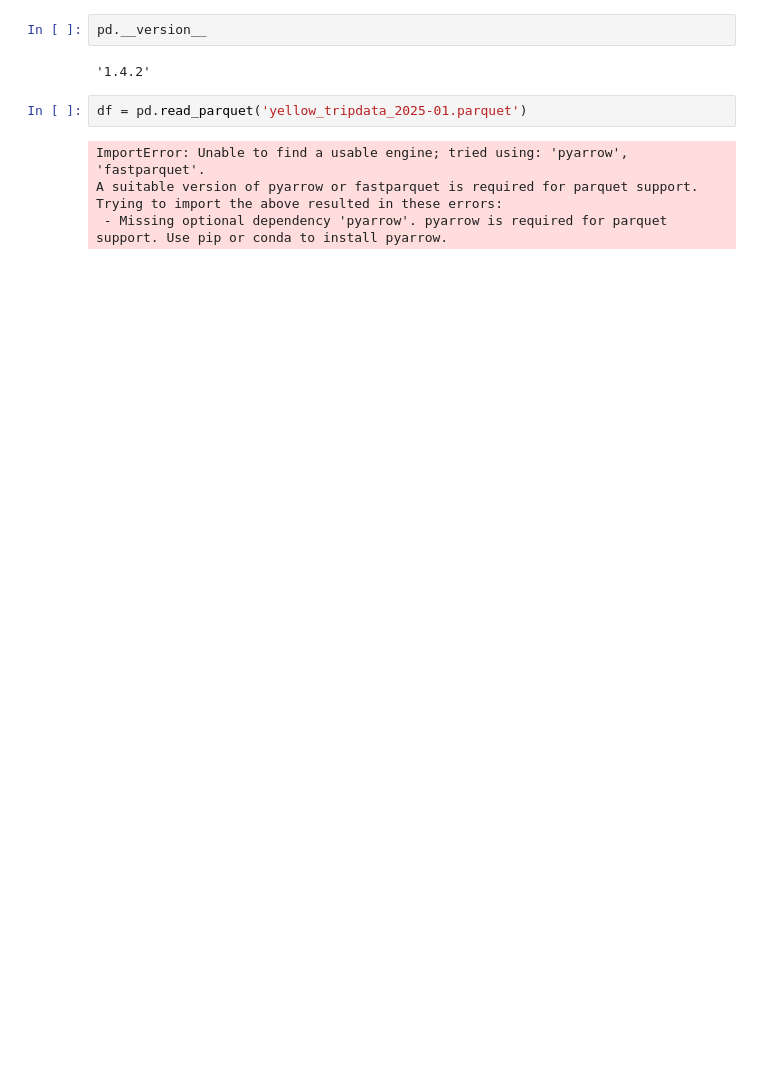
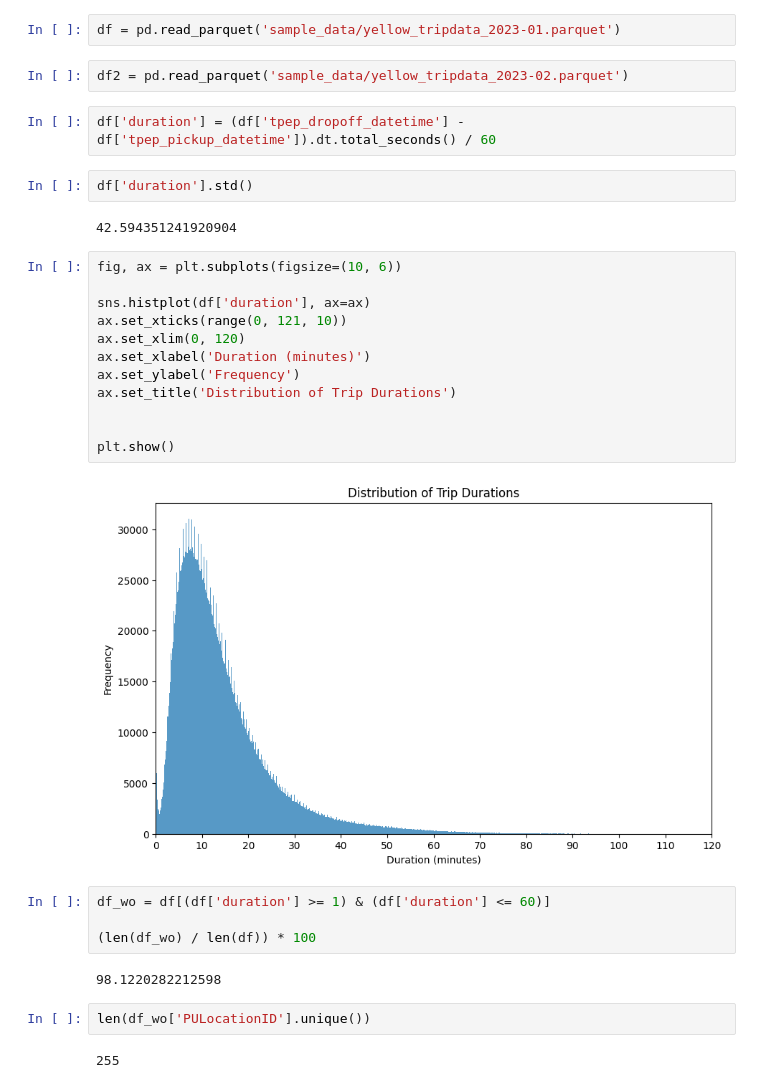
Before and after one commit to EBoiSha/mlops-zoomcamp, a Jupyter notebook: 01-Intro/Homework1.ipynb, the cells around one changed output. Cells and saved outputs as stored; diff of their text form; blank space fills up the shorter version.

```diff
--- a/01-Intro/Homework1.ipynb
+++ b/01-Intro/Homework1.ipynb
@@ -9,11 +15,34 @@ os.getcwd()
-# %%
-pd.__version__
-# %% [output]
-'1.4.2'
 # %%
-df = pd.read_parquet('yellow_tripdata_2025-01.parquet')
+df = pd.read_parquet('sample_data/yellow_tripdata_2023-01.parquet')
-# %% [output]
-ImportError: Unable to find a usable engine; tried using: 'pyarrow', 'fastparquet'.
-A suitable version of pyarrow or fastparquet is required for parquet support.
-Trying to import the above resulted in these errors:
- - Missing optional dependency 'pyarrow'. pyarrow is required for parquet support. Use pip or conda to install pyarrow.
+# %%
+df2 = pd.read_parquet('sample_data/yellow_tripdata_2023-02.parquet')
+# %%
+df['duration'] = (df['tpep_dropoff_datetime'] - df['tpep_pickup_datetime']).dt.total_seconds() / 60
+# %%
+df['duration'].std()
+# %% [output]
+42.594351241920904
+# %%
+fig, ax = plt.subplots(figsize=(10, 6))
+
+sns.histplot(df['duration'], ax=ax)
+ax.set_xticks(range(0, 121, 10))
+ax.set_xlim(0, 120)
+ax.set_xlabel('Duration (minutes)')
+ax.set_ylabel('Frequency')
+ax.set_title('Distribution of Trip Durations')
+
+
+plt.show()
+# %% [output]
+[figure, added]
+# %%
+df_wo = df[(df['duration'] >= 1) & (df['duration'] <= 60)]
+
+(len(df_wo) / len(df)) * 100
+# %% [output]
+98.1220282212598
+# %%
+len(df_wo['PULocationID'].unique())
+# %% [output]
+255
```
Also changed, not shown: parts of 9 cells of this notebook, 3 other files.
